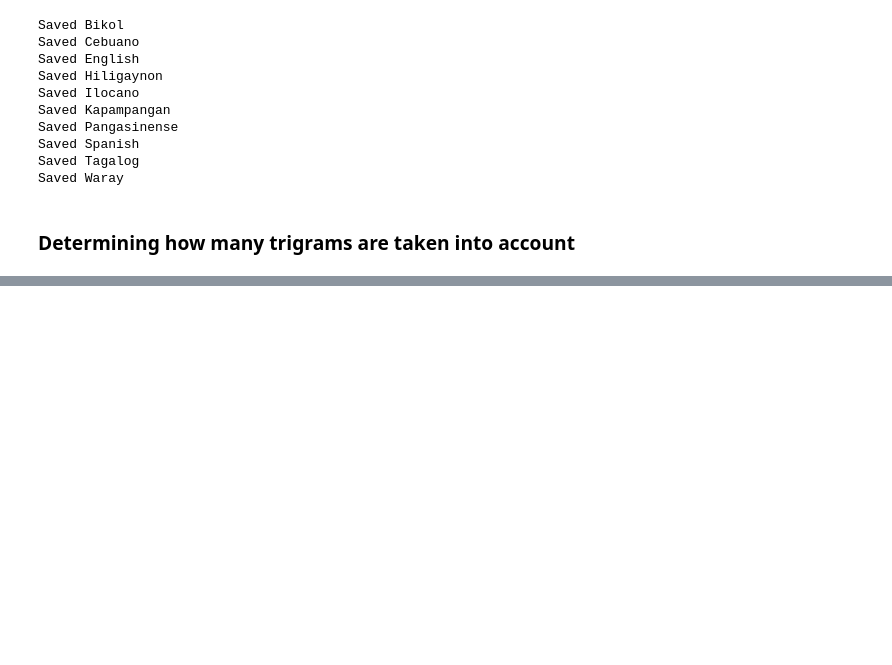
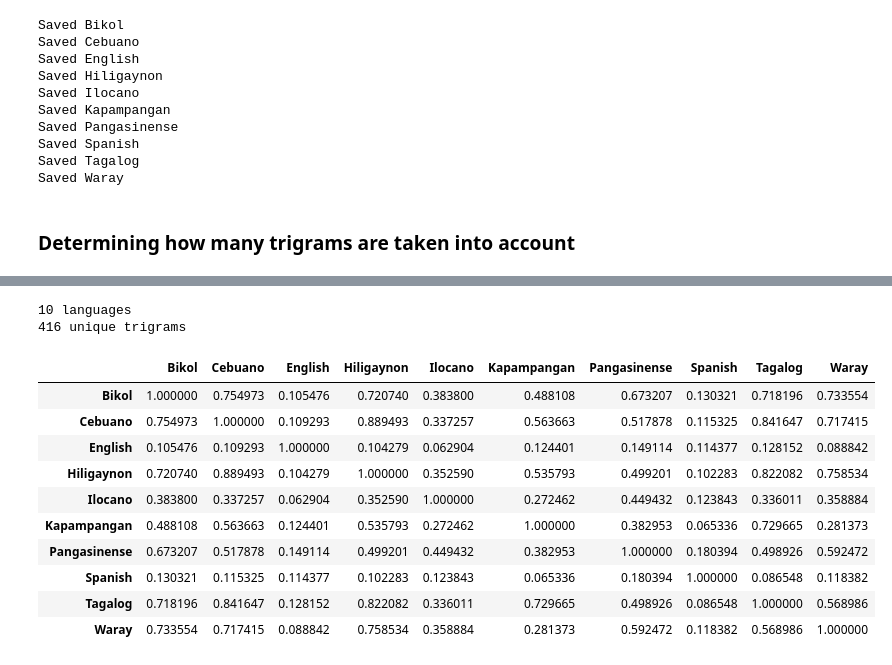
Before and after one commit to AsanroJay/ph-language-similarity, a Jupyter notebook: code/similarity.ipynb, the cells around one changed output, grey strips where cells are left out. Drawn from its saved outputs; the diff is of its cells as text; code cells hidden in the pictures; blank space fills up the shorter version.

Commit message:
feat: compute similarity values

```diff
--- a/code/similarity.ipynb
+++ b/code/similarity.ipynb
@@ -147,0 +87,72 @@ coverage_df.groupby("Top K")["Coverage (%)"].agg(
+# %%
+from pathlib import Path
+import pandas as pd
+import numpy as np
+
+NGRAM_DIR = Path("../data/ngrams")
+
+TOP_K = 100
+
+language_vectors = {}
+vocabulary = set()
+
+# Read the top-k trigrams from every language
+for file in NGRAM_DIR.glob("*_character_trigrams.csv"):
+    language = file.stem.replace("_character_trigrams", "")
+
+    df = (
+        pd.read_csv(file,na_filter=False)
+        .head(TOP_K)
+    )
+
+    freq_dict = dict(zip(df["ngram"], df["frequency"]))
+
+    language_vectors[language] = freq_dict
+    vocabulary.update(freq_dict.keys())
+
+vocabulary = sorted(vocabulary)
+
+print(f"{len(language_vectors)} languages")
+print(f"{len(vocabulary)} unique trigrams")
+# %% [output]
+10 languages
+416 unique trigrams
+# %%
+aligned_vectors = {}
+
+for language, freq_dict in language_vectors.items():
+    aligned_vectors[language] = np.array([
+        freq_dict.get(trigram, 0)
+        for trigram in vocabulary
+    ])
+# %%
+from sklearn.metrics.pairwise import cosine_similarity
+
+languages = list(aligned_vectors.keys())
+
+matrix = np.vstack([
+    aligned_vectors[lang]
+    for lang in languages
+])
+
+cosine_matrix = cosine_similarity(matrix)
+
+cosine_df = pd.DataFrame(
+    cosine_matrix,
+    index=languages,
+    columns=languages
+)
+
+cosine_df
+# %% [output]
+|  | Bikol | Cebuano | English | Hiligaynon | Ilocano | Kapampangan | Pangasinense | Spanish | Tagalog | Waray |
+| Bikol | 1.000000 | 0.754973 | 0.105476 | 0.720740 | 0.383800 | 0.488108 | 0.673207 | 0.130321 | 0.718196 | 0.733554 |
+| Cebuano | 0.754973 | 1.000000 | 0.109293 | 0.889493 | 0.337257 | 0.563663 | 0.517878 | 0.115325 | 0.841647 | 0.717415 |
+| English | 0.105476 | 0.109293 | 1.000000 | 0.104279 | 0.062904 | 0.124401 | 0.149114 | 0.114377 | 0.128152 | 0.088842 |
+| Hiligaynon | 0.720740 | 0.889493 | 0.104279 | 1.000000 | 0.352590 | 0.535793 | 0.499201 | 0.102283 | 0.822082 | 0.758534 |
+| Ilocano | 0.383800 | 0.337257 | 0.062904 | 0.352590 | 1.000000 | 0.272462 | 0.449432 | 0.123843 | 0.336011 | 0.358884 |
+| Kapampangan | 0.488108 | 0.563663 | 0.124401 | 0.535793 | 0.272462 | 1.000000 | 0.382953 | 0.065336 | 0.729665 | 0.281373 |
+| Pangasinense | 0.673207 | 0.517878 | 0.149114 | 0.499201 | 0.449432 | 0.382953 | 1.000000 | 0.180394 | 0.498926 | 0.592472 |
+| Spanish | 0.130321 | 0.115325 | 0.114377 | 0.102283 | 0.123843 | 0.065336 | 0.180394 | 1.000000 | 0.086548 | 0.118382 |
+| Tagalog | 0.718196 | 0.841647 | 0.128152 | 0.822082 | 0.336011 | 0.729665 | 0.498926 | 0.086548 | 1.000000 | 0.568986 |
+| Waray | 0.733554 | 0.717415 | 0.088842 | 0.758534 | 0.358884 | 0.281373 | 0.592472 | 0.118382 | 0.568986 | 1.000000 |
```
Also changed, not shown: parts of 10 cells of this notebook.
